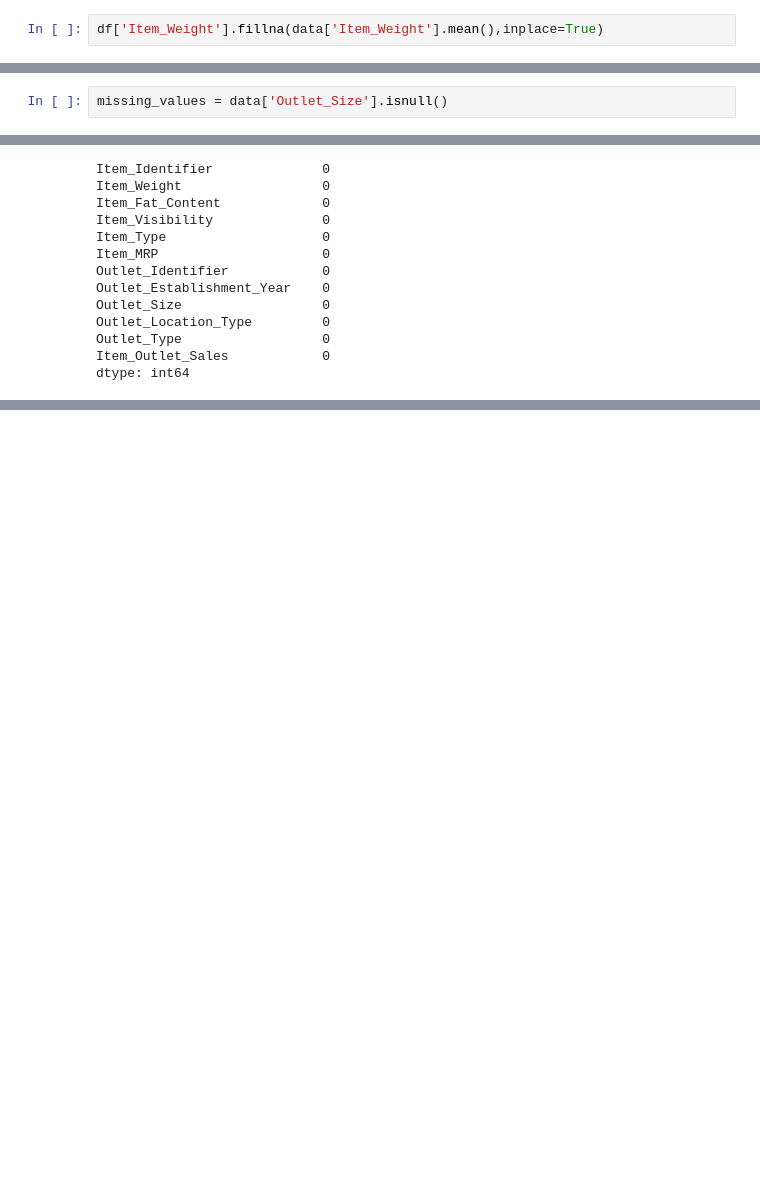
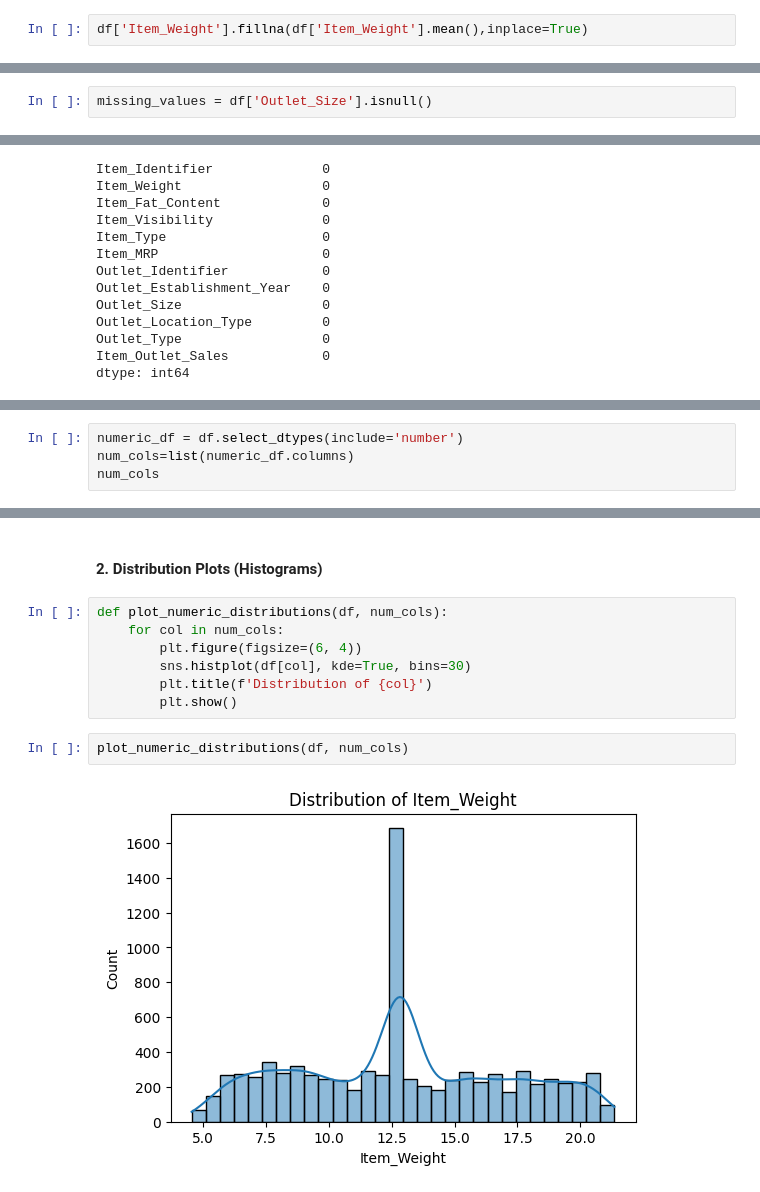
Before and after one commit to ANSH5252/Big-Mart-Sale-Forecast, a Jupyter notebook: b_m_s_f.ipynb, the cells around one changed output, grey strips where cells are left out. Saved outputs shown, nothing was run; the diff lists cells and outputs as text; blank space fills up the shorter version.

```diff
--- a/b_m_s_f.ipynb
+++ b/b_m_s_f.ipynb
@@ -85,7 +86,7 @@ dtype: int64
 # %% [markdown]
 ## Handling the Missing Values
 # %%
-df['Item_Weight'].fillna(data['Item_Weight'].mean(),inplace=True)
+df['Item_Weight'].fillna(df['Item_Weight'].mean(),inplace=True)
 # %%
 df.isnull().sum()
 # %% [output]
@@ -110,7 +111,7 @@ mode
 | Outlet_Type | Grocery Store | Supermarket Type1 | Supermarket Type2 | Supermarket Type3 |
 | Outlet_Size | Small | Small | Medium | Medium |
 # %%
-missing_values = data['Outlet_Size'].isnull()
+missing_values = df['Outlet_Size'].isnull()
 # %%
 missing_values.value_counts()
 # %% [output]
@@ -138,0 +184,4 @@ dtype: int64
+# %%
+numeric_df = df.select_dtypes(include='number')
+num_cols=list(numeric_df.columns)
+num_cols
@@ -138,0 +225,13 @@ dtype: int64
+# %% [markdown]
+#### 2. Distribution Plots (Histograms)
+# %%
+def plot_numeric_distributions(df, num_cols):
+    for col in num_cols:
+        plt.figure(figsize=(6, 4))
+        sns.histplot(df[col], kde=True, bins=30)
+        plt.title(f'Distribution of {col}')
+        plt.show()
+# %%
+plot_numeric_distributions(df, num_cols)
+# %% [output]
+[figure, added]
```
Also changed, not shown: parts of 28 cells of this notebook.
